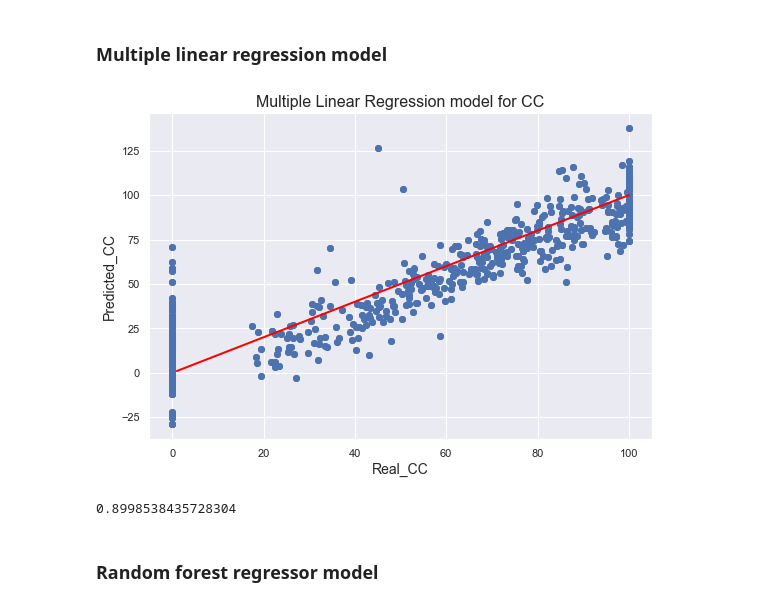
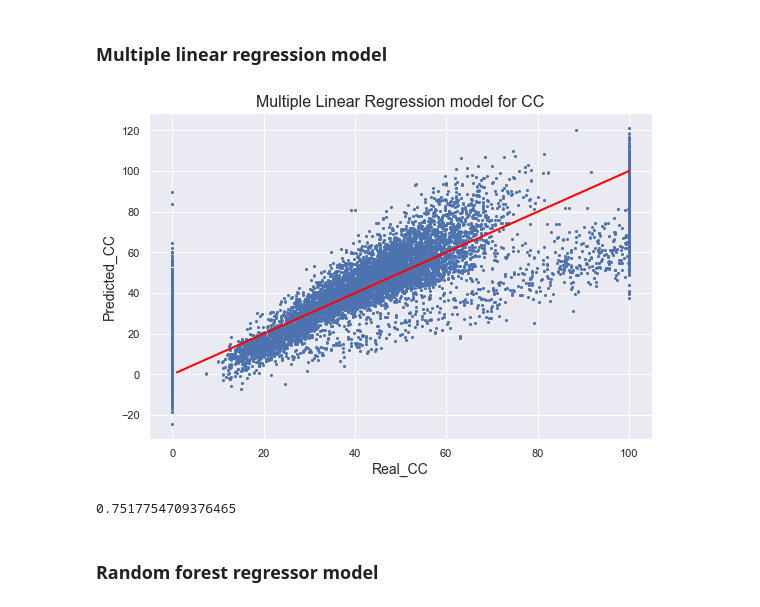
Before and after one commit to pau-ventrod/GFire-CC-prediction, a Jupyter notebook: ML Model/ML Model.ipynb, the cells around one changed output. Drawn from its saved outputs; the diff is of its cells as text; code cells hidden in the pictures.

```diff
--- a/ML Model/ML Model.ipynb
+++ b/ML Model/ML Model.ipynb
@@ -322,19 +325,22 @@ class FeatureExtractor:
 # %% [markdown]
 # Script
 # %%
+t0_load = time.time()
 # Constants
 toy_gt_path = '../toy dataset/groundtruth_toydataset.csv'
 toy_input_path = '../toy dataset/input_toydataset-xyzrnaic.txt'
 nonzero_gt_path = '../nonzerogt_dataset/groundtruth_nonzerogt.csv'
 nonzero_input_path = '../nonzerogt_dataset/input_nonzerogt.txt'
+full_gt_path = '../fullblock_dataset/groundtruth_fullblock.csv'
+full_input_path = '../fullblock_dataset/input_fullblock.txt'
 
-groundtruth_datapath = toy_gt_path                                  # Where the groundturh data is stored
+groundtruth_datapath = full_gt_path                                  # Where the groundturh data is stored
 groundtruth_columns = ['x', 'y', 'CC']                              # Groundturth data columns
 groundtruth_precision = 20                                          # Groundturth precision in meters
 point_p_d2 = groundtruth_precision/2
 
-input_datapath = toy_input_path                                     # Where the input data is storedº
-input_columns = ['x','y','z', 'r', 'n', 'a','i','c']                                  # Input data columns
+input_datapath = full_input_path                                     # Where the input data is storedº
+input_columns = ['x','y','z', 'c', 'a', 'n','r']                                  # Input data columns
 outliers = 135
 # %% [markdown]
 ### Creation of the dataset
@@ -492,15 +518,15 @@ reg = LinearRegression().fit(std_X, y)
 preds = reg.predict(std_X)
 # %%
 plt.rcParams["figure.figsize"] = (9,6)
-plt.scatter(x=y, y=preds)
+plt.scatter(x=y, y=preds, s=3)
 plt.plot([1,100], [1,100], color="red", linewidth=2)
 plt.xlabel("Real_CC", fontsize=14)
 plt.ylabel("Predicted_CC", fontsize=14)
 plt.title("Multiple Linear Regression model for CC", fontsize=16)
 plt.show()
 # %% [output]
-[figure, old version]
+[figure, new version]
 # %%
 r2_score(y, preds)
 # %% [output]
-0.8998538435728304
+0.7517754709376465
```
Also changed, not shown: parts of 29 cells of this notebook, 1 other file.
